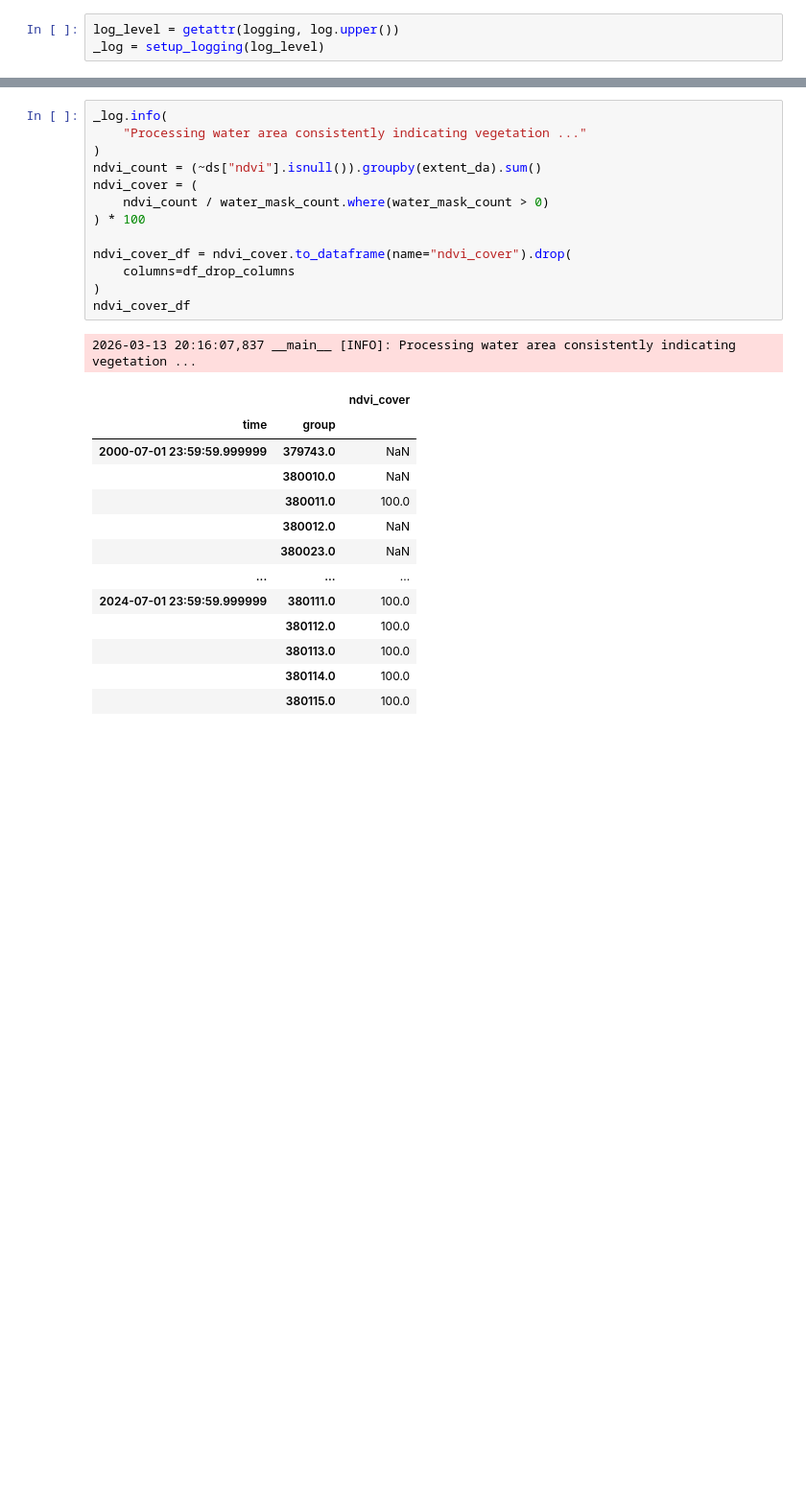
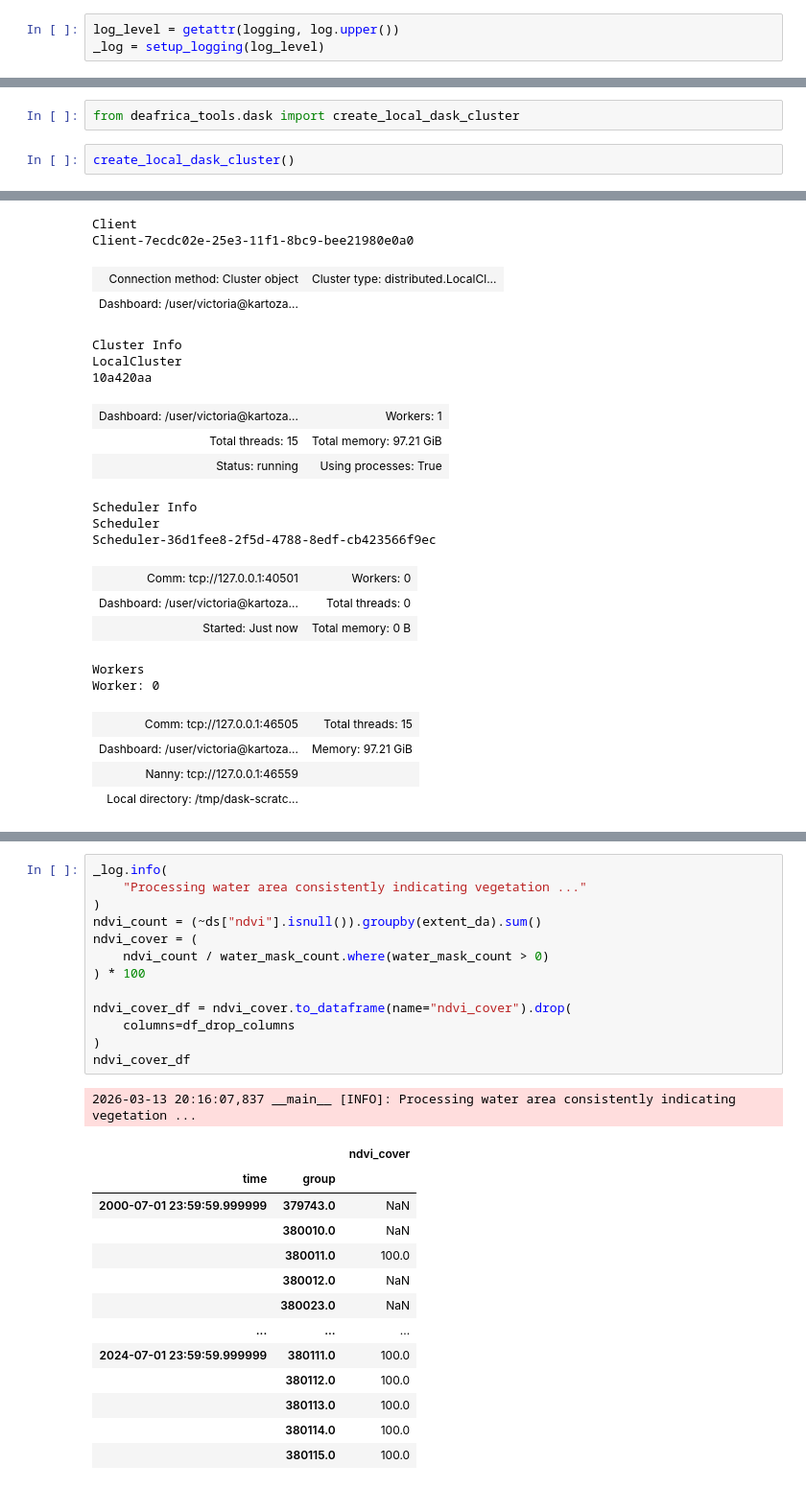
Before and after one commit to digitalearthafrica/deafrica_water_quality, a Jupyter notebook: WP1.3/AnnualSummaries/RasterBasedSummaries.ipynb, the cells around one changed output, grey strips where cells are left out. Shown at 96% size. Saved outputs shown, nothing was run; the diff lists cells and outputs as text; blank space fills up the shorter version.

```diff
--- a/WP1.3/AnnualSummaries/RasterBasedSummaries.ipynb
+++ b/WP1.3/AnnualSummaries/RasterBasedSummaries.ipynb
@@ -208,0 +298,5 @@ df_drop_columns = ["band", "spatial_ref"]
+# %%
+from deafrica_tools.dask import create_local_dask_cluster
+# %%
+create_local_dask_cluster()
+# %% [output]
@@ -208,0 +316,22 @@ df_drop_columns = ["band", "spatial_ref"]
+Client
+Client-7ecdc02e-25e3-11f1-8bc9-bee21980e0a0
+| Connection method: Cluster object | Cluster type: distributed.LocalCl... |
+| Dashboard: /user/victoria@kartoza... |  |
+Cluster Info
+LocalCluster
+10a420aa
+| Dashboard: /user/victoria@kartoza... | Workers: 1 |
+| Total threads: 15 | Total memory: 97.21 GiB |
+| Status: running | Using processes: True |
+Scheduler Info
+Scheduler
+Scheduler-36d1fee8-2f5d-4788-8edf-cb423566f9ec
+| Comm: tcp://127.0.0.1:40501 | Workers: 0 |
+| Dashboard: /user/victoria@kartoza... | Total threads: 0 |
+| Started: Just now | Total memory: 0 B |
+Workers
+Worker: 0
+| Comm: tcp://127.0.0.1:46505 | Total threads: 15 |
+| Dashboard: /user/victoria@kartoza... | Memory: 97.21 GiB |
+| Nanny: tcp://127.0.0.1:46559 |  |
+| Local directory: /tmp/dask-scratc... |  |
```
Also changed, not shown: parts of 41 cells of this notebook, 1 other file.
